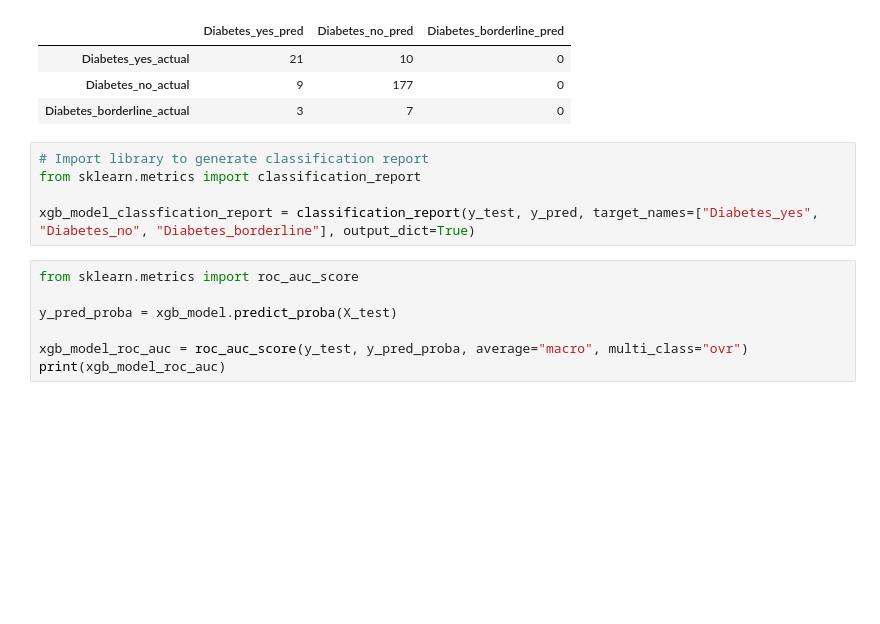
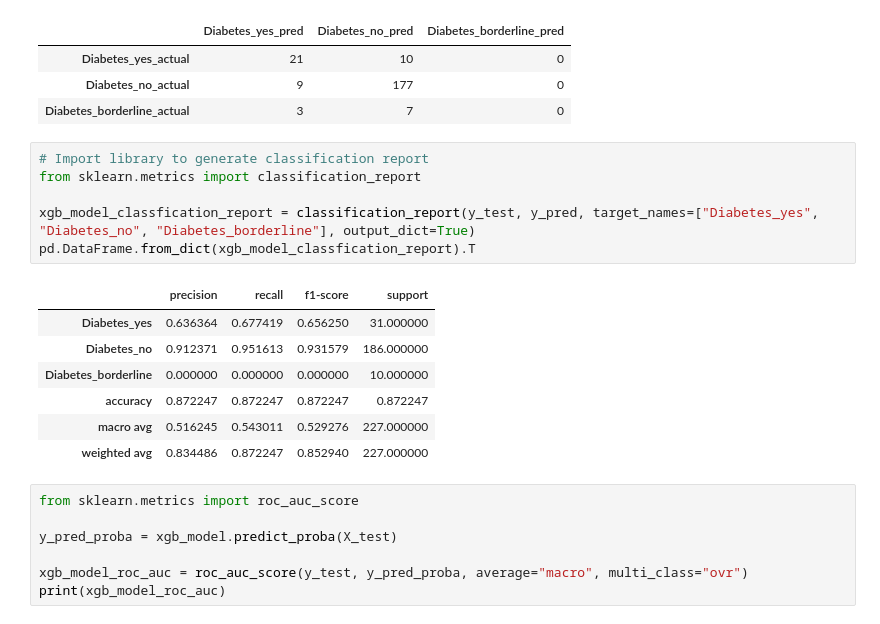
Before and after one commit to ryansoh-42/interpretable-ML-T2DM, a Jupyter notebook: notebooks/04_model_training.ipynb, the cells around one changed output. Saved outputs shown, nothing was run; the diff lists cells and outputs as text; blank space fills up the shorter version.

```diff
--- a/notebooks/04_model_training.ipynb
+++ b/notebooks/04_model_training.ipynb
@@ -915,8 +957,17 @@ cnf_matrix_test_df
 # %%
 # Import library to generate classification report
 from sklearn.metrics import classification_report
 
 xgb_model_classfication_report = classification_report(y_test, y_pred, target_names=["Diabetes_yes", "Diabetes_no", "Diabetes_borderline"], output_dict=True)
+pd.DataFrame.from_dict(xgb_model_classfication_report).T
+# %% [output]
+|  | precision | recall | f1-score | support |
+| Diabetes_yes | 0.636364 | 0.677419 | 0.656250 | 31.000000 |
+| Diabetes_no | 0.912371 | 0.951613 | 0.931579 | 186.000000 |
+| Diabetes_borderline | 0.000000 | 0.000000 | 0.000000 | 10.000000 |
+| accuracy | 0.872247 | 0.872247 | 0.872247 | 0.872247 |
+| macro avg | 0.516245 | 0.543011 | 0.529276 | 227.000000 |
+| weighted avg | 0.834486 | 0.872247 | 0.852940 | 227.000000 |
 # %%
 from sklearn.metrics import roc_auc_score
 
```
Also changed, not shown: parts of 31 cells of this notebook, 10 other files.
